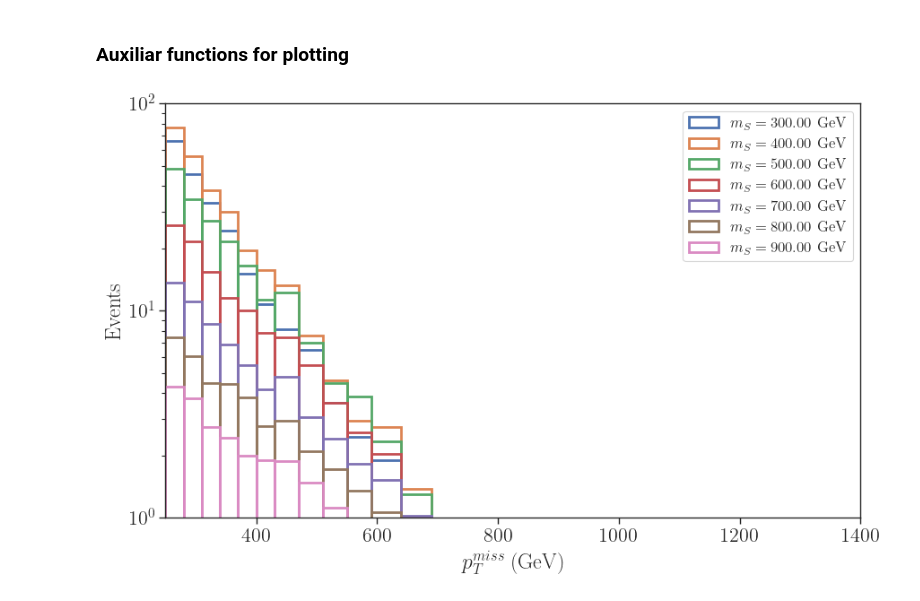
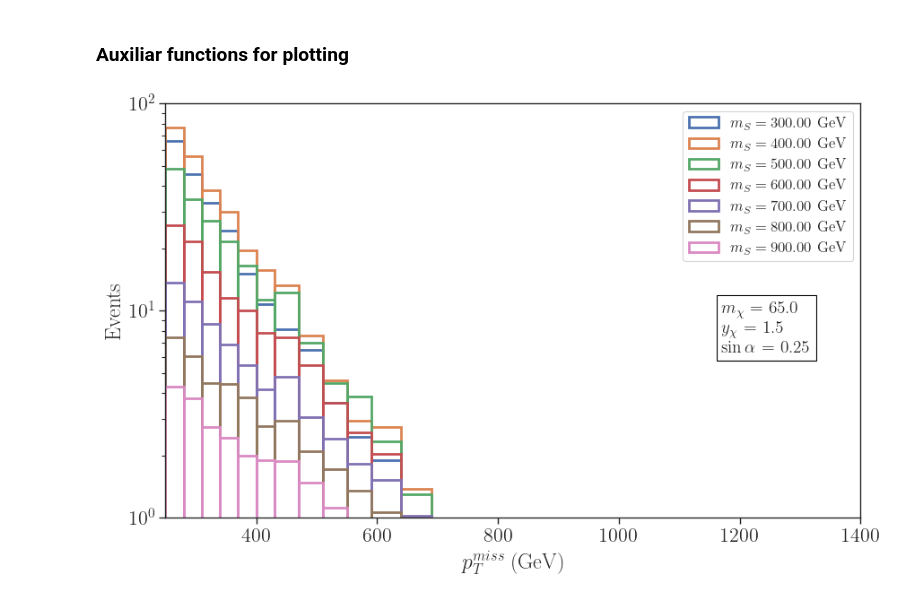
Before and after one commit to SModelS/smodelsv3-paper, a Jupyter notebook: notebooks/compare-pts-spin0.ipynb, the cells around one changed output. Drawn from its saved outputs; the diff is of its cells as text; code cells hidden in the pictures.

Commit message:
updated plots

```diff
--- a/notebooks/compare-pts-spin0.ipynb
+++ b/notebooks/compare-pts-spin0.ipynb
@@ -83,29 +83,32 @@ def getMETbins(dfSingle,bins):
 # %%
 bins, binCenter, binLeft = getBins(dfModel)
 
 fig = plt.figure(figsize=(10,6))
 
 data = {}
 weights = {}
 for mass in dfModel['$m_{med}$']:
     dfSingle = dfModel[dfModel['$m_{med}$'] == mass]
     d = getMETbins(dfSingle, bins)
     data[mass] = d
     weights[mass] = np.array([data[mass][c] for c in bins])/np.array(brS[brS['$m_{med}$']==mass]['$BR(med>\\chi\\chi)$'])
 
 colors = {label: sns.color_palette('deep')[i] for i, label in enumerate(data.keys())}
 
 for mass in data:
     plt.hist(binCenter, bins=binLeft, label=r'$m_{S} = %1.2f$ GeV' %(mass), weights=weights[mass],
              histtype='step', linewidth=2.0, color=colors[mass])
 
 plt.yscale('log')
 plt.ylim(1e0,1e2)
 plt.xlabel(r'$p^{miss}_T$ (GeV)')
 plt.ylabel(r'Events')
 plt.xlim(250,1400)
 plt.legend(loc='upper right', fontsize='x-small')
+plt.text(0.8,0.4,textstr,fontsize=14,bbox=dict(facecolor='white', edgecolor='black'),
+         transform = plt.gca().transAxes)
 
+plt.savefig('../../Pictures/pt_ms_masses.png')
 plt.show()
 # %% [output]
-[figure, old version]
+[figure, new version]
```
Also changed, not shown: 1 other file.
